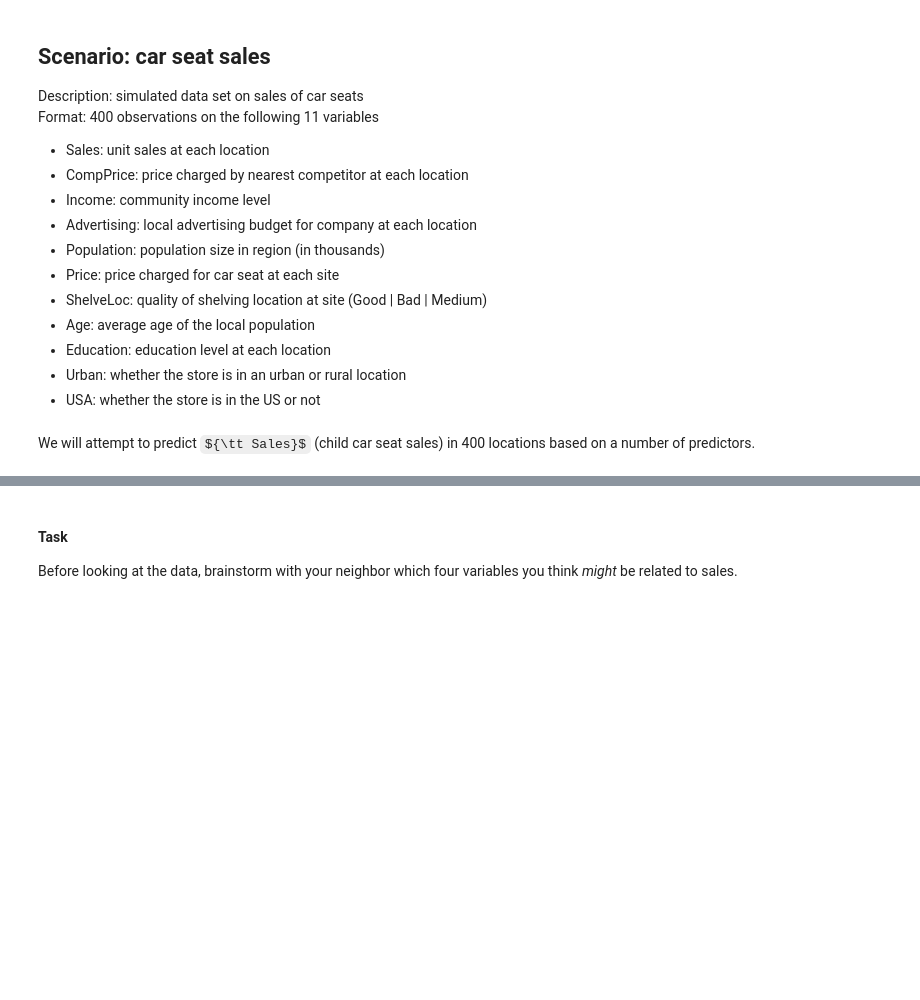
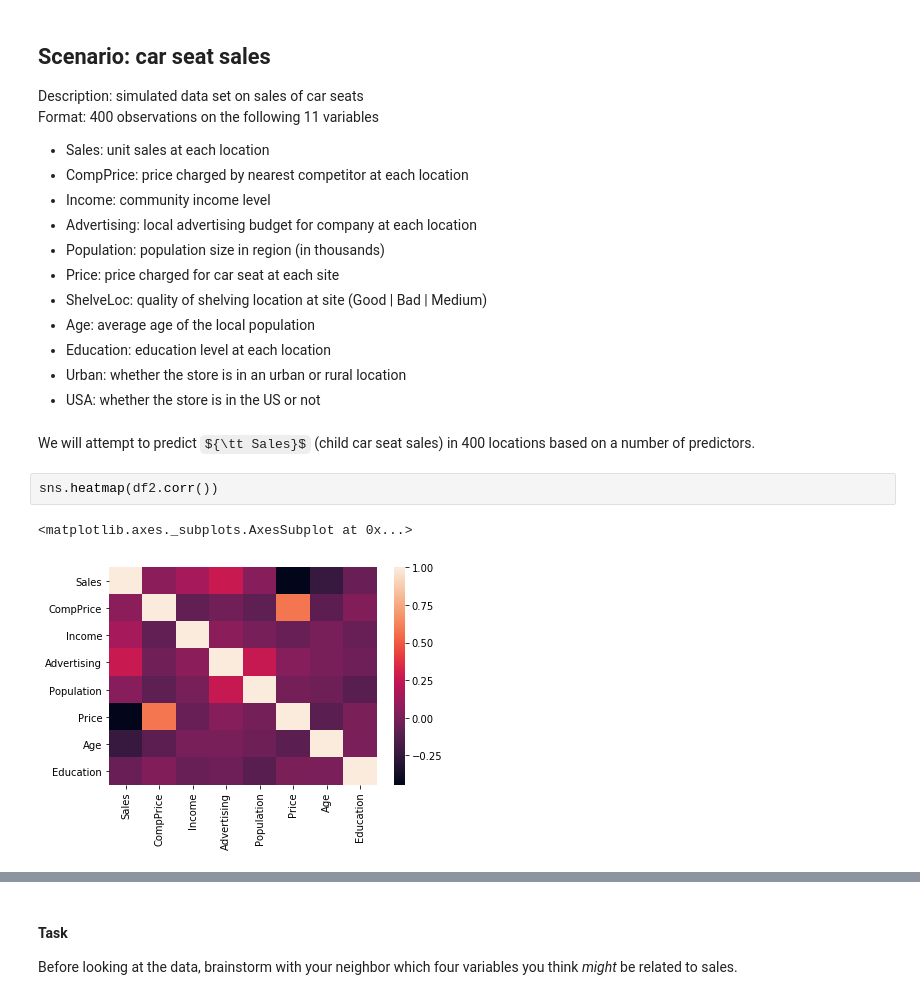
Before and after one commit to learn-co-students/chicago-ds-080519, a Jupyter notebook: Module_4/week_2/day_4_model_extensions/Enhancing Regression.ipynb, the cells around one changed output, grey strips where cells are left out. Cells and saved outputs as stored; diff of their text form; some formulas as TeX source; blank space fills up the shorter version.

```diff
--- a/Module_4/week_2/day_4_model_extensions/Enhancing Regression.ipynb
+++ b/Module_4/week_2/day_4_model_extensions/Enhancing Regression.ipynb
@@ -50,3 +50,8 @@ Format: 400 observations on the following 11 variables
 - USA: whether the store is in the US or not
 # %% [markdown]
  We will attempt to predict ${\tt Sales}$ (child car seat sales) in 400 locations based on a number of predictors.
+# %%
+sns.heatmap(df2.corr())
+# %% [output]
+<matplotlib.axes._subplots.AxesSubplot at 0x...>
+[figure, added]
```
Also changed, not shown: parts of 10 cells of this notebook.
